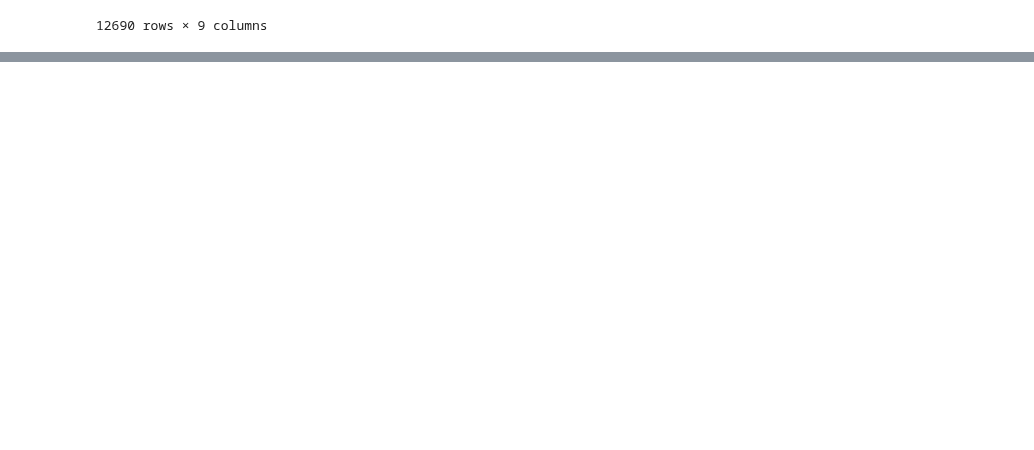
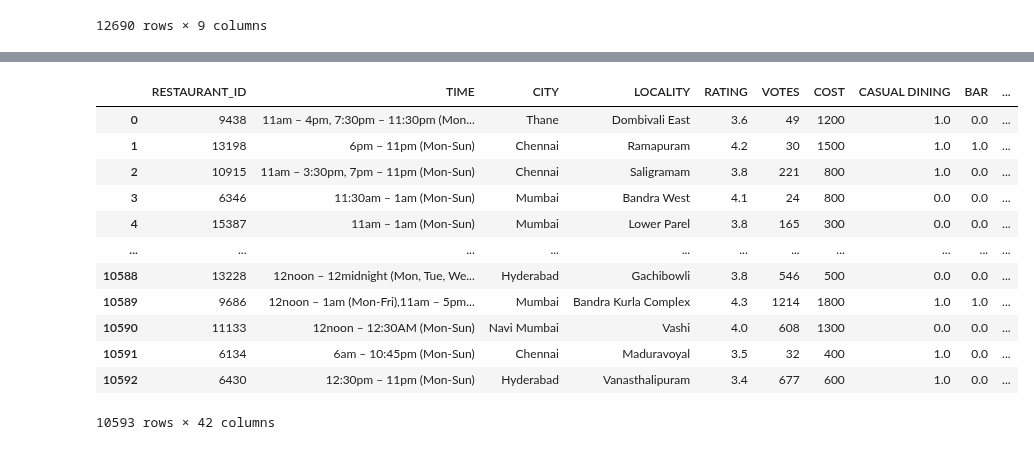
Before and after one commit to duttarajib78/Internship, a Jupyter notebook: Fourth_Phase_Practice_Projects/Restaurant_Food_Cost.ipynb, the cells around one changed output, grey strips where cells are left out. Cells and saved outputs as stored; diff of their text form; code cells hidden in the pictures; blank space fills up the shorter version.

```diff
--- a/Fourth_Phase_Practice_Projects/Restaurant_Food_Cost.ipynb
+++ b/Fourth_Phase_Practice_Projects/Restaurant_Food_Cost.ipynb
@@ -38,0 +93,8 @@ food_cost
+# %%
+def treat_votes(text):
+    pattern=re.compile('\s*votes')
+    text=pattern.sub(string=text,repl='')
+    return int(text)
+
+food_cost_processed.VOTES=food_cost_processed.VOTES.apply(treat_votes)
+food_cost_processed.info()
@@ -38,0 +118,6 @@ food_cost
+# %%
+def treat_ratings(text):
+    return float(text)
+
+food_cost_processed.RATING=food_cost_processed.RATING.apply(treat_ratings)
+food_cost_processed.info()
@@ -38,0 +141,44 @@ food_cost
+# %%
+def split_values_into_columns(data,column):
+    result_df=data.copy()
+    result_df.reset_index(drop=True,inplace=True)
+    title_df=pd.DataFrame()
+    new_idx=0
+    pattern=re.compile('\s*,\s*')
+    for i in result_df.index.values:
+        tokens=list(set(pattern.split(string=result_df.loc[i,column])))
+        title_df.loc[new_idx,tokens]=1
+        new_idx+=1
+
+    result_df.drop(columns=[column],axis=1,inplace=True)
+    title_df.fillna(value=0,
+                    inplace=True)
+    columns_to_drop=[]
+    for col in title_df.columns.values:
+        if title_df[col].mean()<=0.02:
+            columns_to_drop.append(col)
+    if len(columns_to_drop)>0:
+        title_df.drop(columns=columns_to_drop,
+                       axis=1,
+                       inplace=True)
+    return pd.concat([result_df,title_df],join='inner',axis=1)
+# %%
+food_cost_processed=split_values_into_columns(data=food_cost_processed,
+                                    column='TITLE')
+food_cost_processed=split_values_into_columns(data=food_cost_processed,
+                                    column='CUISINES')
+food_cost_processed
+# %% [output]
+|  | RESTAURANT_ID | TIME | CITY | LOCALITY | RATING | VOTES | COST | CASUAL DINING | BAR | ... |
+| 0 | 9438 | 11am – 4pm, 7:30pm – 11:30pm (Mon... | Thane | Dombivali East | 3.6 | 49 | 1200 | 1.0 | 0.0 | ... |
+| 1 | 13198 | 6pm – 11pm (Mon-Sun) | Chennai | Ramapuram | 4.2 | 30 | 1500 | 1.0 | 1.0 | ... |
+| 2 | 10915 | 11am – 3:30pm, 7pm – 11pm (Mon-Sun) | Chennai | Saligramam | 3.8 | 221 | 800 | 1.0 | 0.0 | ... |
+| 3 | 6346 | 11:30am – 1am (Mon-Sun) | Mumbai | Bandra West | 4.1 | 24 | 800 | 0.0 | 0.0 | ... |
+| 4 | 15387 | 11am – 1am (Mon-Sun) | Mumbai | Lower Parel | 3.8 | 165 | 300 | 0.0 | 0.0 | ... |
+| ... | ... | ... | ... | ... | ... | ... | ... | ... | ... | ... |
+| 10588 | 13228 | 12noon – 12midnight (Mon, Tue, We... | Hyderabad | Gachibowli | 3.8 | 546 | 500 | 0.0 | 0.0 | ... |
+| 10589 | 9686 | 12noon – 1am (Mon-Fri),11am – 5pm... | Mumbai | Bandra Kurla Complex | 4.3 | 1214 | 1800 | 1.0 | 1.0 | ... |
+| 10590 | 11133 | 12noon – 12:30AM (Mon-Sun) | Navi Mumbai | Vashi | 4.0 | 608 | 1300 | 0.0 | 0.0 | ... |
+| 10591 | 6134 | 6am – 10:45pm (Mon-Sun) | Chennai | Maduravoyal | 3.5 | 32 | 400 | 1.0 | 0.0 | ... |
+| 10592 | 6430 | 12:30pm – 11pm (Mon-Sun) | Hyderabad | Vanasthalipuram | 3.4 | 677 | 600 | 1.0 | 0.0 | ... |
+10593 rows × 42 columns
```
Also changed, not shown: parts of 11 cells of this notebook.
